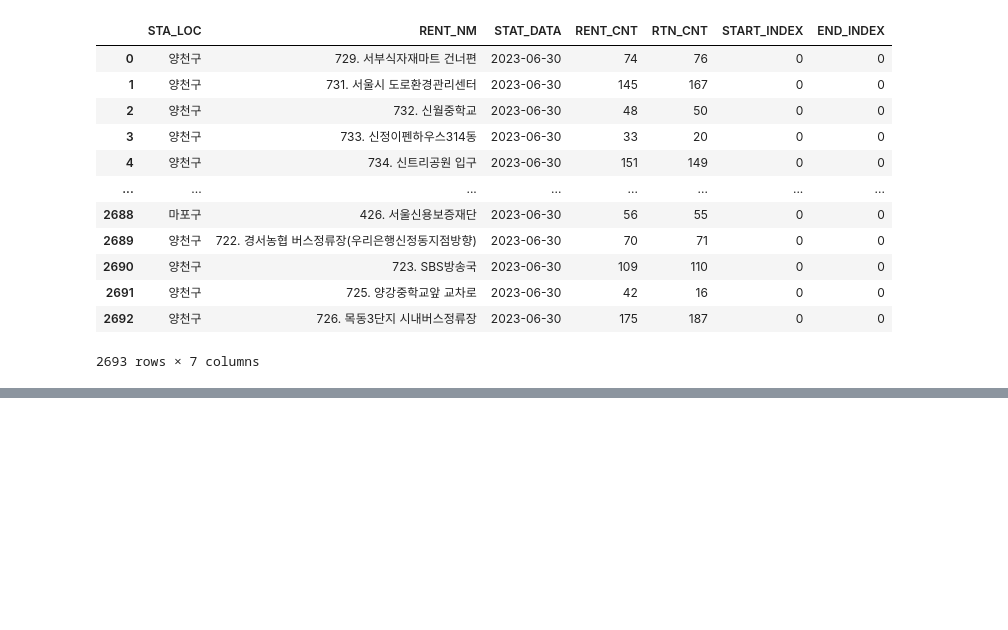
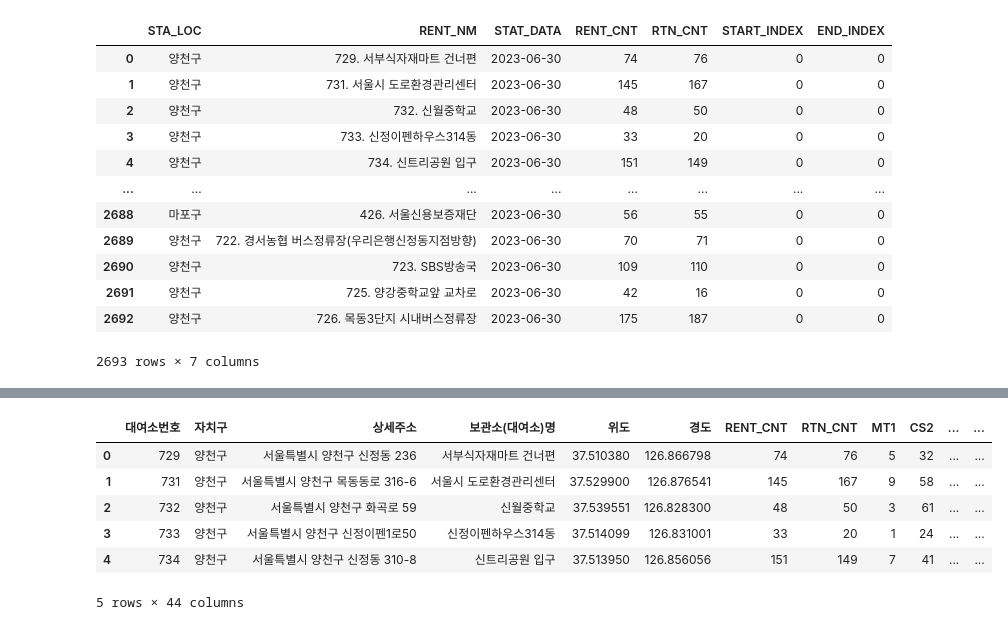
Before and after one commit to LGHelloVisionProj/Data_Visualization, a Jupyter notebook: 천안시_CodeDir/서울시따릉이데이터api호출.ipynb, the cells around one changed output, grey strips where cells are left out. Saved outputs shown, nothing was run; the diff lists cells and outputs as text; code cells hidden in the pictures; blank space fills up the shorter version.

```diff
--- a/천안시_CodeDir/서울시따릉이데이터api호출.ipynb
+++ b/천안시_CodeDir/서울시따릉이데이터api호출.ipynb
@@ -115,0 +202,10 @@ Name: STA_LOC, dtype: int64
+# %%
+run_df
+# %% [output]
+|  | 대여소번호 | 자치구 | 상세주소 | 보관소(대여소)명 | 위도 | 경도 | RENT_CNT | RTN_CNT | MT1 | CS2 | ... | ... |
+| 0 | 729 | 양천구 | 서울특별시 양천구 신정동 236 | 서부식자재마트 건너편 | 37.510380 | 126.866798 | 74 | 76 | 5 | 32 | ... | ... |
+| 1 | 731 | 양천구 | 서울특별시 양천구 목동동로 316-6 | 서울시 도로환경관리센터 | 37.529900 | 126.876541 | 145 | 167 | 9 | 58 | ... | ... |
+| 2 | 732 | 양천구 | 서울특별시 양천구 화곡로 59 | 신월중학교 | 37.539551 | 126.828300 | 48 | 50 | 3 | 61 | ... | ... |
+| 3 | 733 | 양천구 | 서울특별시 양천구 신정이펜1로50 | 신정이펜하우스314동 | 37.514099 | 126.831001 | 33 | 20 | 1 | 24 | ... | ... |
+| 4 | 734 | 양천구 | 서울특별시 양천구 신정동 310-8 | 신트리공원 입구 | 37.513950 | 126.856056 | 151 | 149 | 7 | 41 | ... | ... |
+5 rows × 44 columns
```
Also changed, not shown: parts of 19 cells of this notebook, 2 other files.
